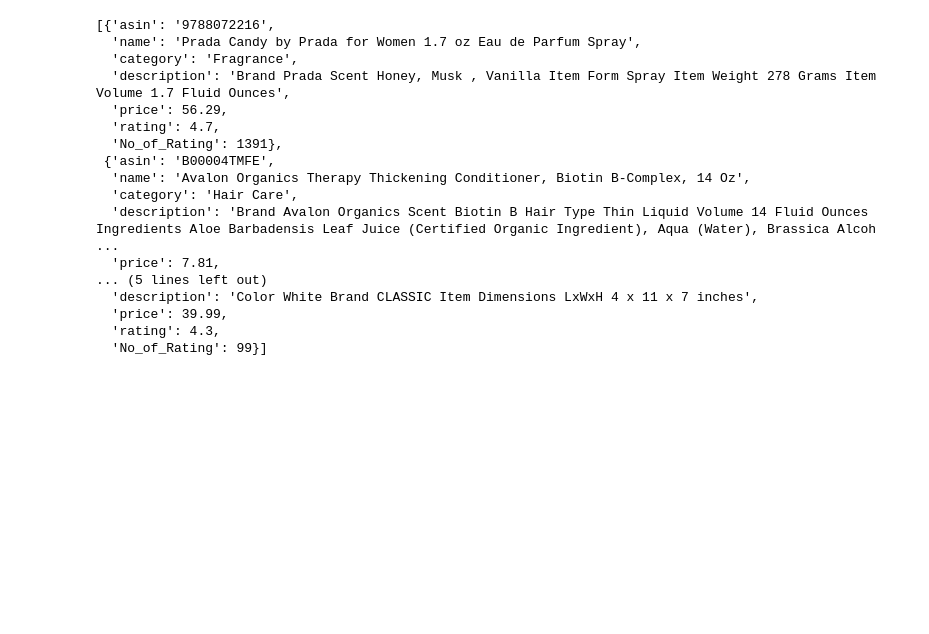
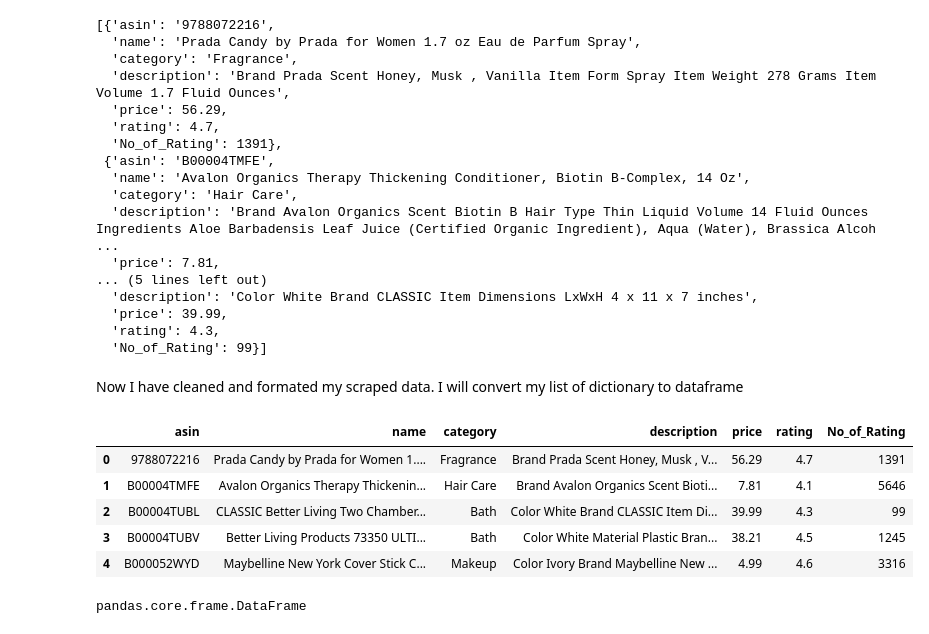
Before and after one commit to SwetaPrabh/Amazon_Web_Scraping, a Jupyter notebook: Data_wrangling_of_Scraped_data.ipynb, the cells around one changed output. Cells and saved outputs as stored; diff of their text form; code cells hidden in the pictures; blank space fills up the shorter version.

```diff
--- a/Data_wrangling_of_Scraped_data.ipynb
+++ b/Data_wrangling_of_Scraped_data.ipynb
@@ -188,8 +166,0 @@ list(filter(find_, Final_list_of_available_products))
-# %%
-x =[{'asin': '9788072216',
-  'name': 'Prada Candy by Prada for Women 1.7 oz Eau de Parfum Spray',
-  'category': 'Fragrance',
-  'description': 'Brand Prada Scent Honey, Musk , Vanilla Item Form Spray Item Weight 278 Grams Item Volume 1.7 Fluid Ounces',
-  'price': '8.40 - 29.99',
-  'rating': '4.7',
-  'No_of_Rating': '1391'}]
@@ -246,0 +239,17 @@ find_(x)
+# %% [markdown]
+Now I have cleaned and formated my scraped data. I will convert my list of dictionary to dataframe
+# %%
+Final_list_of_available_products_df = pd.DataFrame(Final_list_of_available_products)
+# %%
+Final_list_of_available_products_df.head()
+# %% [output]
+|  | asin | name | category | description | price | rating | No_of_Rating |
+| 0 | 9788072216 | Prada Candy by Prada for Women 1.... | Fragrance | Brand Prada Scent Honey, Musk , V... | 56.29 | 4.7 | 1391 |
+| 1 | B00004TMFE | Avalon Organics Therapy Thickenin... | Hair Care | Brand Avalon Organics Scent Bioti... | 7.81 | 4.1 | 5646 |
+| 2 | B00004TUBL | CLASSIC Better Living Two Chamber... | Bath | Color White Brand CLASSIC Item Di... | 39.99 | 4.3 | 99 |
+| 3 | B00004TUBV | Better Living Products 73350 ULTI... | Bath | Color White Material Plastic Bran... | 38.21 | 4.5 | 1245 |
+| 4 | B000052WYD | Maybelline New York Cover Stick C... | Makeup | Color Ivory Brand Maybelline New ... | 4.99 | 4.6 | 3316 |
+# %%
+type(Final_list_of_available_products_df)
+# %% [output]
+pandas.core.frame.DataFrame
```
Also changed, not shown: parts of 40 cells of this notebook.
